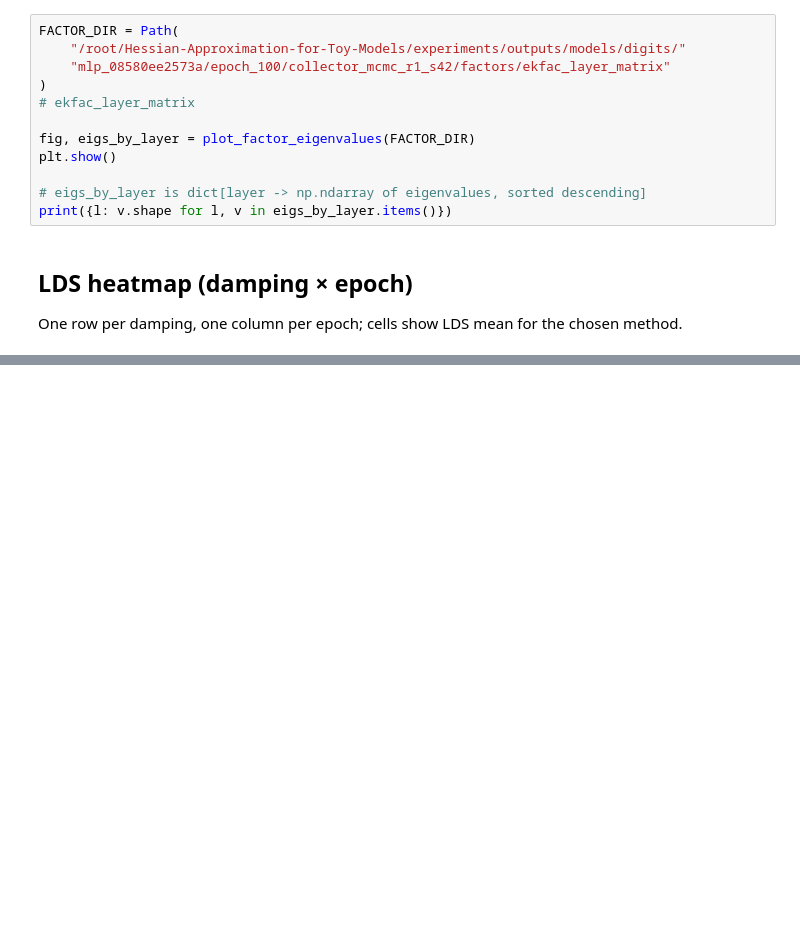
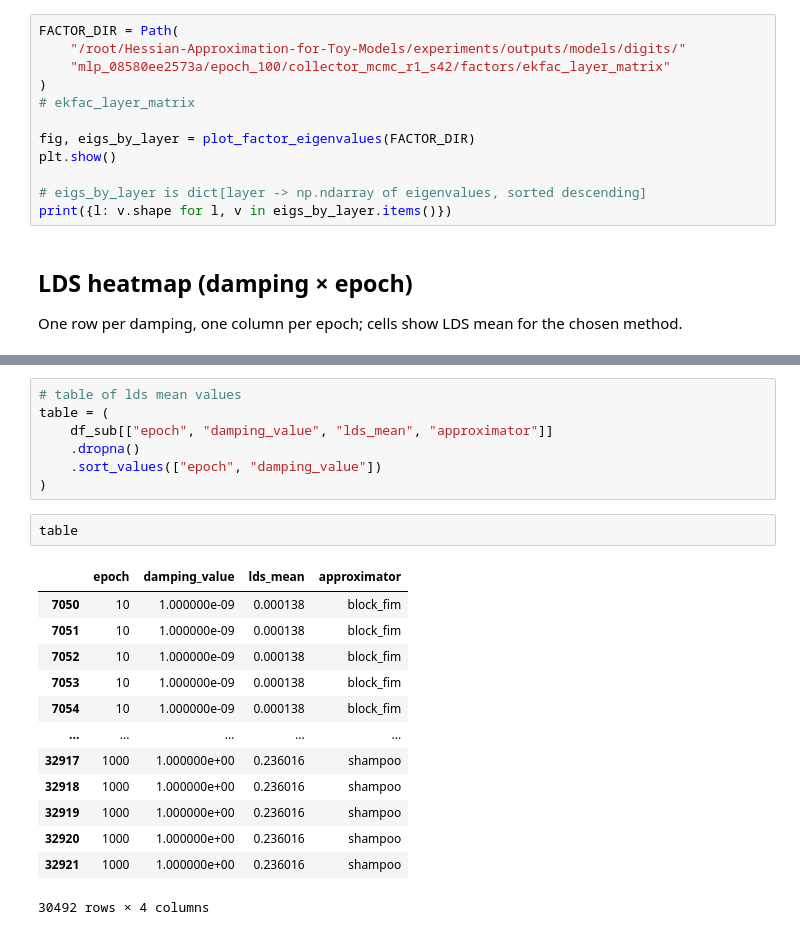
Before and after one commit to gsindlinger/Hessian-Approximation-for-Toy-Models, a Jupyter notebook: experiments/plot_runs_db.ipynb, the cells around one changed output, grey strips where cells are left out. Drawn from its saved outputs; the diff is of its cells as text; blank space fills up the shorter version.

```diff
--- a/experiments/plot_runs_db.ipynb
+++ b/experiments/plot_runs_db.ipynb
@@ -1408,0 +1214,23 @@ plt.show()
+# %%
+# table of lds mean values
+table = (
+    df_sub[["epoch", "damping_value", "lds_mean", "approximator"]]
+    .dropna()
+    .sort_values(["epoch", "damping_value"])
+)
+# %%
+table
+# %% [output]
+|  | epoch | damping_value | lds_mean | approximator |
+| 7050 | 10 | 1.000000e-09 | 0.000138 | block_fim |
+| 7051 | 10 | 1.000000e-09 | 0.000138 | block_fim |
+| 7052 | 10 | 1.000000e-09 | 0.000138 | block_fim |
+| 7053 | 10 | 1.000000e-09 | 0.000138 | block_fim |
+| 7054 | 10 | 1.000000e-09 | 0.000138 | block_fim |
+| ... | ... | ... | ... | ... |
+| 32917 | 1000 | 1.000000e+00 | 0.236016 | shampoo |
+| 32918 | 1000 | 1.000000e+00 | 0.236016 | shampoo |
+| 32919 | 1000 | 1.000000e+00 | 0.236016 | shampoo |
+| 32920 | 1000 | 1.000000e+00 | 0.236016 | shampoo |
+| 32921 | 1000 | 1.000000e+00 | 0.236016 | shampoo |
+30492 rows × 4 columns
```
Also changed, not shown: parts of 23 cells of this notebook, 2 other files.
